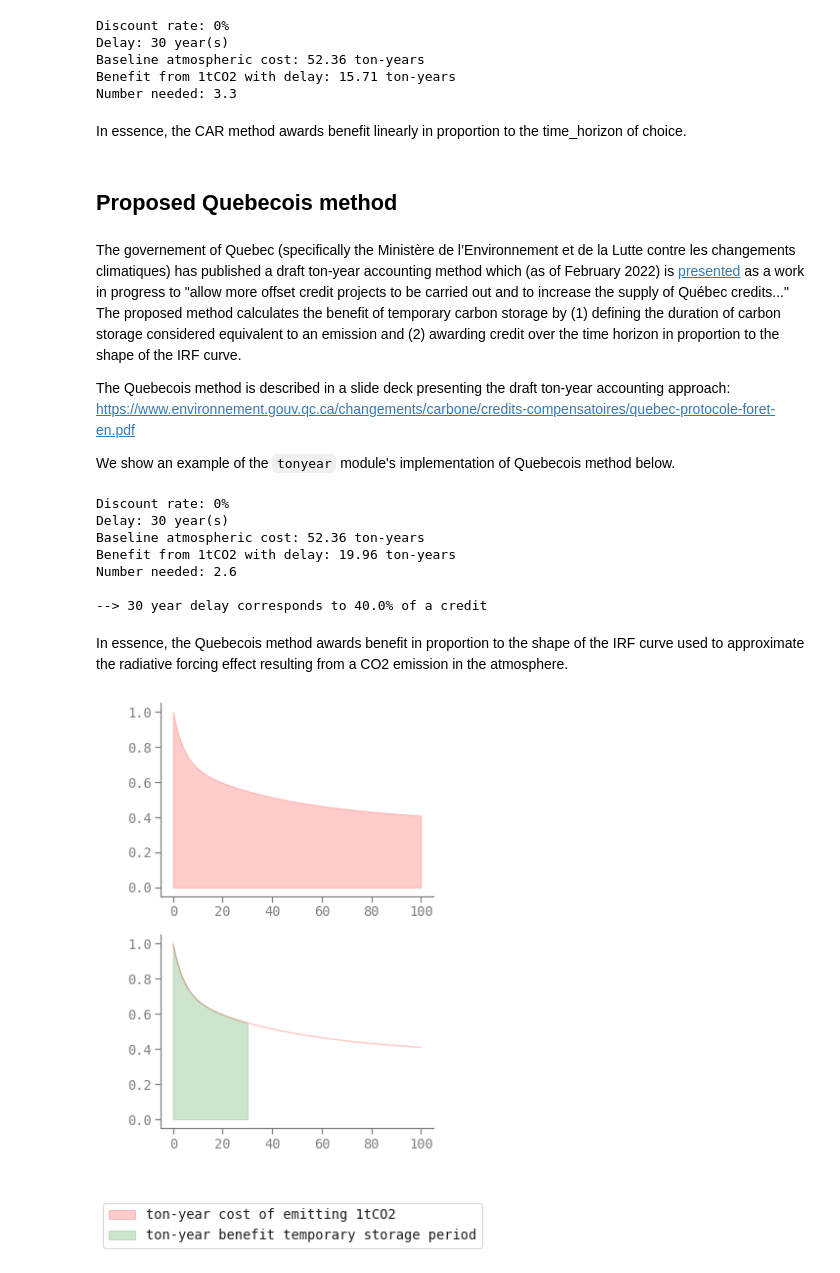
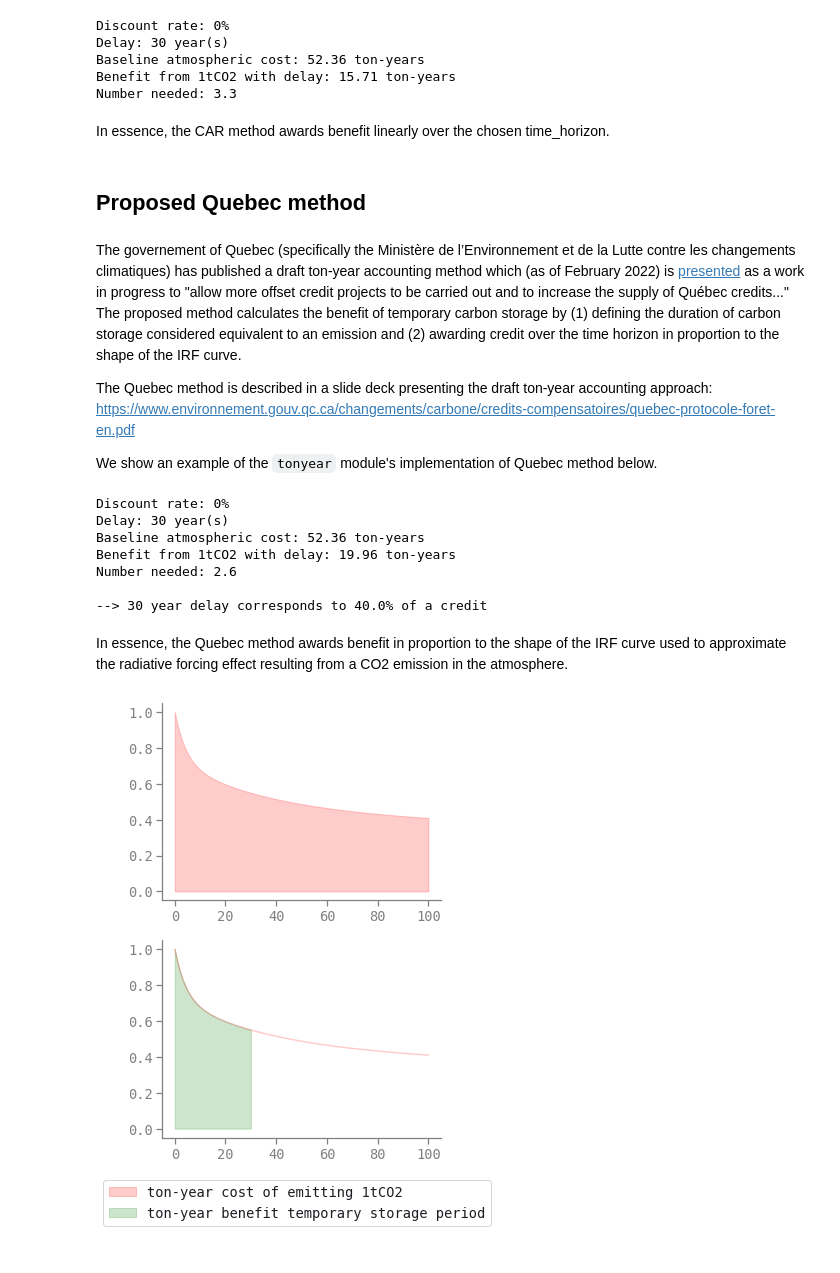
Before and after one commit to carbonplan/ton-year, a Jupyter notebook: notebooks/additional-methods.ipynb, the cells around one changed output. Saved outputs shown, nothing was run; the diff lists cells and outputs as text; code cells hidden in the pictures.

```diff
--- a/notebooks/additional-methods.ipynb
+++ b/notebooks/additional-methods.ipynb
@@ -276,9 +169,9 @@ Baseline atmospheric cost: 52.36 ton-years
 Benefit from 1tCO2 with delay: 15.71 ton-years
 Number needed: 3.3
 # %% [markdown]
-In essence, the CAR method awards benefit linearly in proportion to the time_horizon of choice.
+In essence, the CAR method awards benefit linearly over the chosen time_horizon.
 # %% [markdown]
-## Proposed Quebecois method
+## Proposed Quebec method
 # %% [markdown]
 The governement of Quebec (specifically the Ministère de l’Environnement et de la Lutte contre les
 changements climatiques) has published a draft ton-year accounting method which (as of
@@ -289,17 +182,17 @@ supply of Québec credits..." The proposed method calculates the benefit of temp
 by (1) defining the duration of carbon storage considered equivalent to an emission and (2) awarding
 credit over the time horizon in proportion to the shape of the IRF curve.
 
-The Quebecois method is described in a slide deck presenting the draft ton-year accounting approach:
+The Quebec method is described in a slide deck presenting the draft ton-year accounting approach:
 https://www.environnement.gouv.qc.ca/changements/carbone/credits-compensatoires/quebec-protocole-foret-en.pdf
 
-We show an example of the `tonyear` module's implementation of Quebecois method below.
+We show an example of the `tonyear` module's implementation of Quebec method below.
 # %%
 time_horizon = 100
 discount_rate = 0
 delay = 30
 baseline = tonyear.get_baseline_curve("joos_2013")
 
-qc = calculate_tonyears("qc", baseline, time_horizon, delay, discount_rate)
+qc = tonyear.calculate_tonyears("qc", baseline, time_horizon, delay, discount_rate)
 tonyear.print_benefit_report(qc)
 percent_credit = round(qc["benefit"] / qc["baseline_atm_cost"], 1)
 print(
@@ -315,7 +208,7 @@ Number needed: 2.6
 
 --> 30 year delay corresponds to 40.0% of a credit
 # %% [markdown]
-In essence, the Quebecois method awards benefit in proportion to the shape of the IRF curve used to
+In essence, the Quebec method awards benefit in proportion to the shape of the IRF curve used to
 approximate the radiative forcing effect resulting from a CO2 emission in the atmosphere.
 # %%
 t = np.arange(qc["parameters"]["time_horizon"] + 1)
@@ -324,32 +217,32 @@ fig, ax = plt.subplots(nrows=2, ncols=1, figsize=(5, 8))
 
 ax[0].fill_between(
     t,
     qc["baseline"],
     color="red",
     alpha=0.2,
     label="ton-year cost of emitting 1tCO2",
 )
 
 delay = qc["parameters"]["delay"]
 time_horizon = qc["parameters"]["time_horizon"]
 
 ax[1].plot(qc["baseline"], color="red", alpha=0.2)
 ax[1].fill_between(
     t,
     qc["baseline"],
     where=(t <= qc["parameters"]["delay"]),
     color="green",
     alpha=0.2,
     label="ton-year benefit temporary storage period",
 )
 
 handles = []
 labels = []
 for ax in fig.axes:
     ax_handles, ax_labels = ax.get_legend_handles_labels()
     handles.extend(ax_handles)
     labels.extend(ax_labels)
-fig.legend(handles, labels, loc="lower center", bbox_to_anchor=(0.5, -0.1))
+fig.legend(handles, labels, loc="lower center", bbox_to_anchor=(0.5, -0.04))
 plt.show()
 # %% [output]
-[figure, old version]
+[figure, new version]
```
Also changed, not shown: parts of 10 cells of this notebook, 3 other files.
